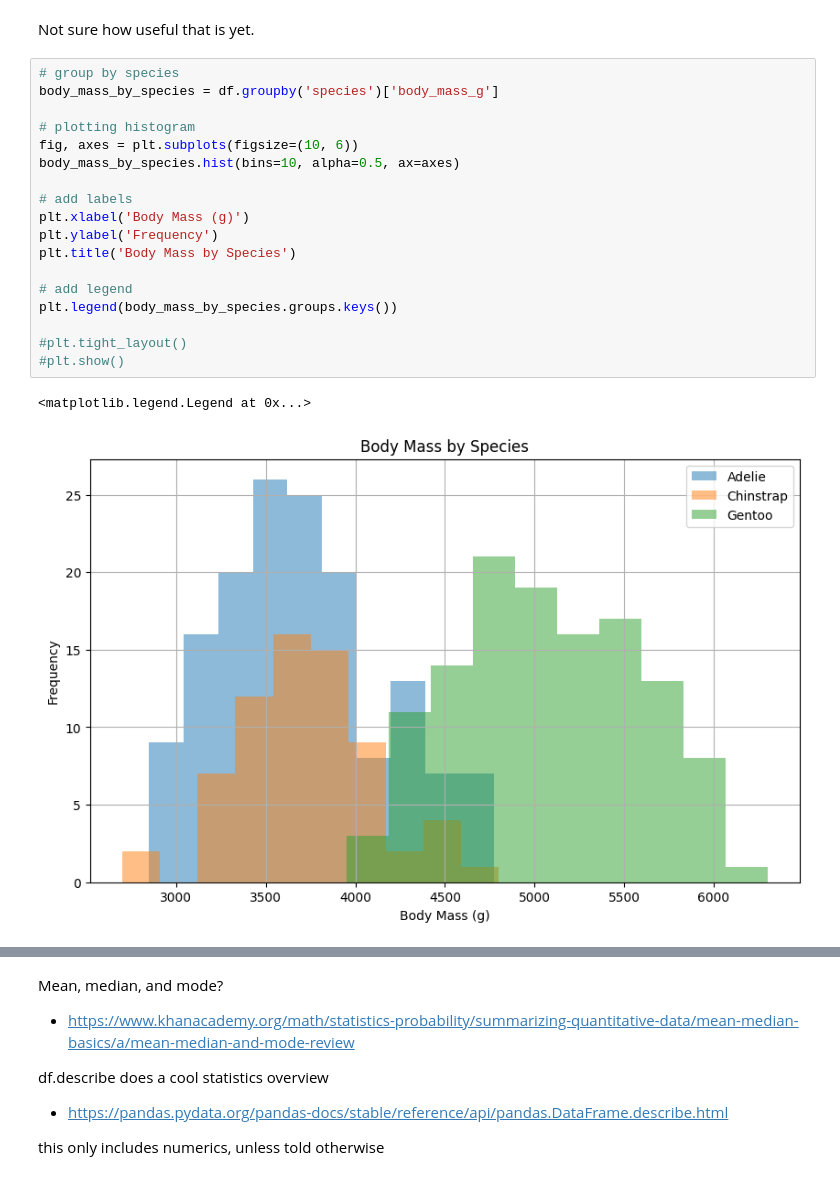
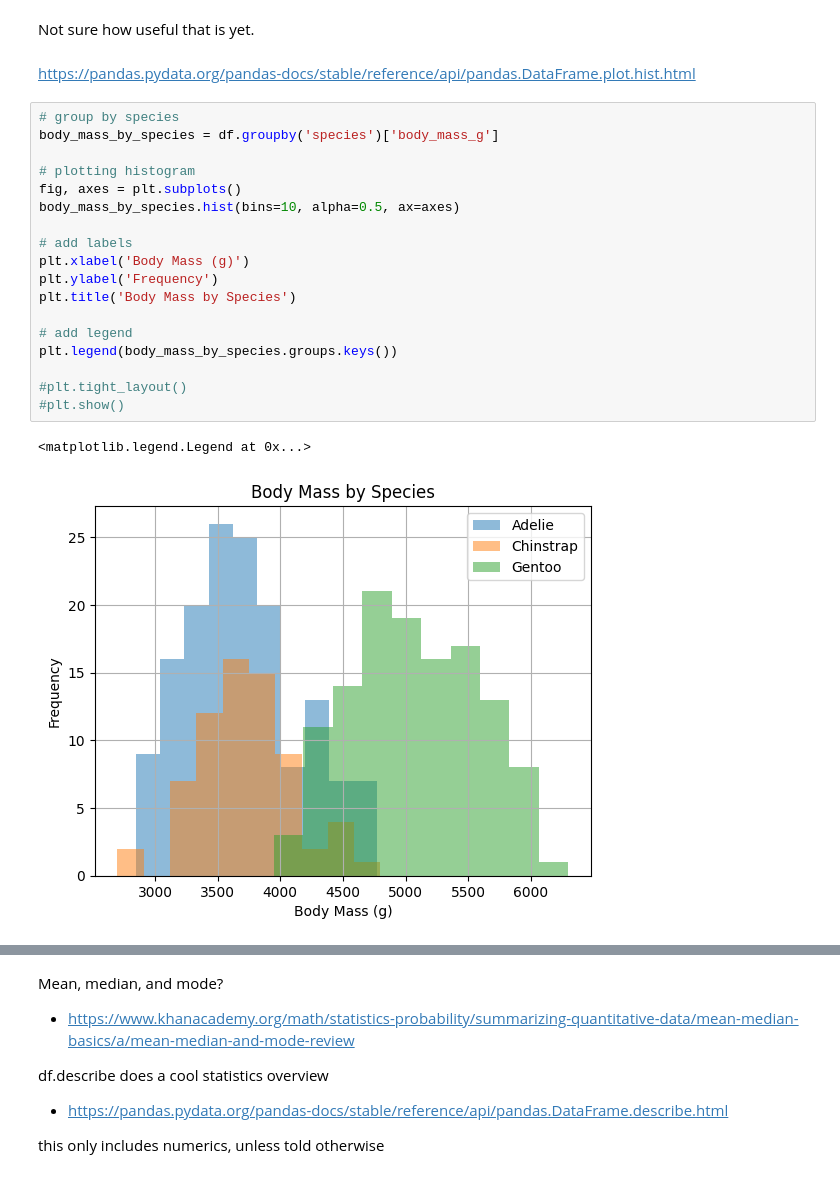
Before and after one commit to holmstead/principles_of_data_analytics, a Jupyter notebook: penguins.ipynb, the cells around one changed output, grey strips where cells are left out. Saved outputs shown, nothing was run; the diff lists cells and outputs as text.

Commit message:
add more histograms

```diff
--- a/penguins.ipynb
+++ b/penguins.ipynb
@@ -461,24 +461,26 @@ df.species.unique()
 array(['Adelie', 'Chinstrap', 'Gentoo'], dtype=object)
 # %% [markdown]
 Not sure how useful that is yet.
+# %% [markdown]
+https://pandas.pydata.org/pandas-docs/stable/reference/api/pandas.DataFrame.plot.hist.html
 # %%
 # group by species
 body_mass_by_species = df.groupby('species')['body_mass_g']
 
 # plotting histogram
-fig, axes = plt.subplots(figsize=(10, 6))
+fig, axes = plt.subplots()
 body_mass_by_species.hist(bins=10, alpha=0.5, ax=axes)
 
 # add labels
 plt.xlabel('Body Mass (g)')
 plt.ylabel('Frequency')
 plt.title('Body Mass by Species')
 
 # add legend
 plt.legend(body_mass_by_species.groups.keys())
 
 #plt.tight_layout()
 #plt.show()
 # %% [output]
 <matplotlib.legend.Legend at 0x...>
-[figure, old version]
+[figure, new version]
```
Also changed, not shown: parts of 3 cells of this notebook.
